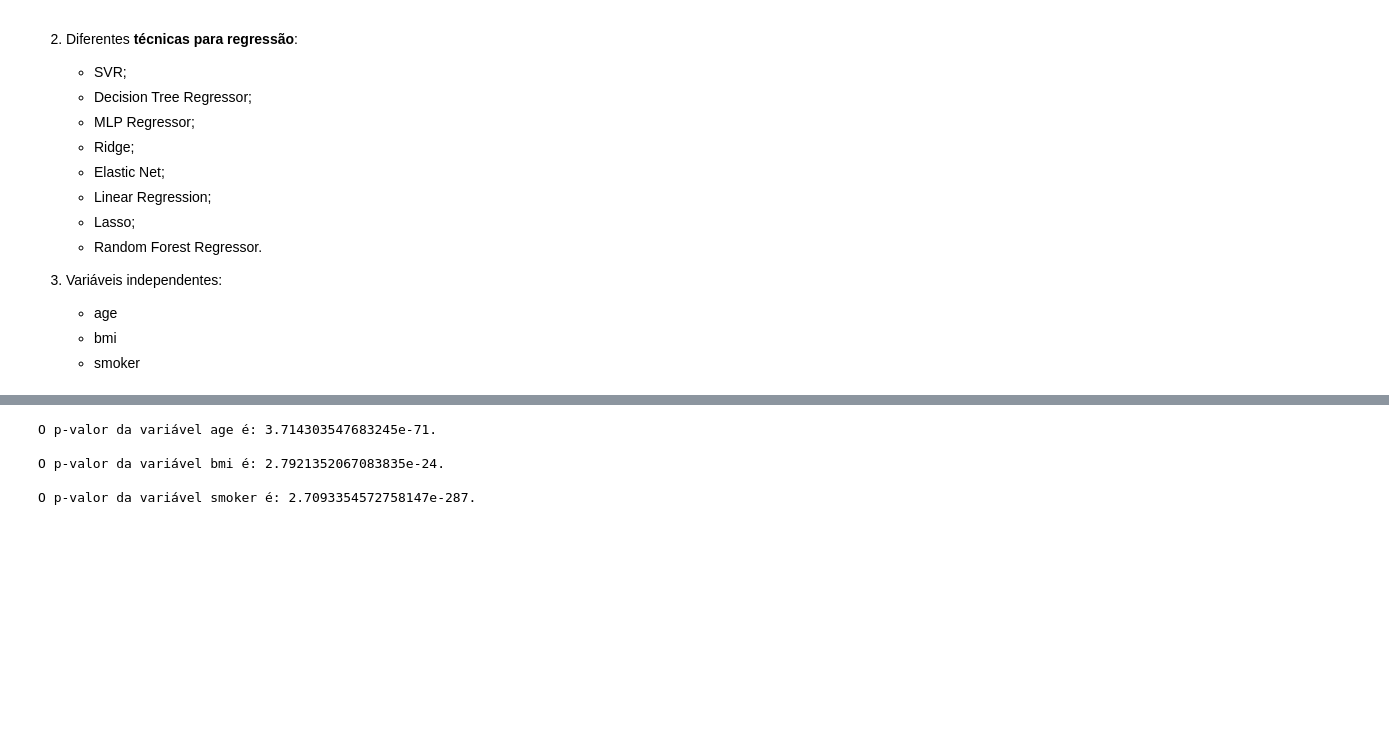
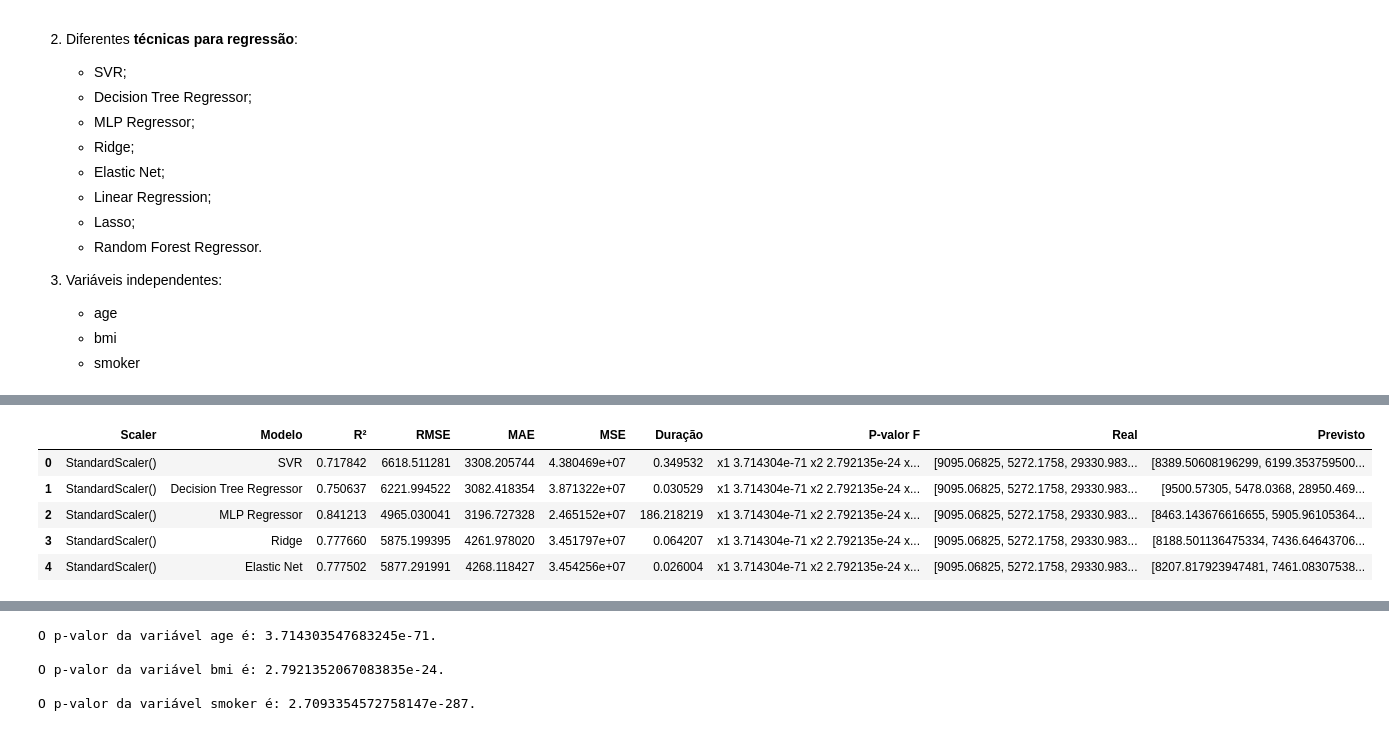
Before and after one commit to leonardoramires/fiap-ia4devs, a Jupyter notebook: tech-challenge/fase1/03_prediction.ipynb, the cells around one changed output, grey strips where cells are left out. Saved outputs shown, nothing was run; the diff lists cells and outputs as text; code cells hidden in the pictures; blank space fills up the shorter version.

```diff
--- a/tech-challenge/fase1/03_prediction.ipynb
+++ b/tech-challenge/fase1/03_prediction.ipynb
@@ -592,8 +518,17 @@ results = evaluate_models(regressors, df_coded, variaveis_independentes, variave
 # %%
 df_results = [
     pd.DataFrame(results_standard),
     pd.DataFrame(results_minmax),
     pd.DataFrame(results)]
+
+df_results[0].head()
+# %% [output]
+|  | Scaler | Modelo | R² | RMSE | MAE | MSE | Duração | P-valor F | Real | Previsto |
+| 0 | StandardScaler() | SVR | 0.717842 | 6618.511281 | 3308.205744 | 4.380469e+07 | 0.349532 | x1 3.714304e-71 x2 2.792135e-24 x... | [9095.06825, 5272.1758, 29330.983... | [8389.50608196299, 6199.353759500... |
+| 1 | StandardScaler() | Decision Tree Regressor | 0.750637 | 6221.994522 | 3082.418354 | 3.871322e+07 | 0.030529 | x1 3.714304e-71 x2 2.792135e-24 x... | [9095.06825, 5272.1758, 29330.983... | [9500.57305, 5478.0368, 28950.469... |
+| 2 | StandardScaler() | MLP Regressor | 0.841213 | 4965.030041 | 3196.727328 | 2.465152e+07 | 186.218219 | x1 3.714304e-71 x2 2.792135e-24 x... | [9095.06825, 5272.1758, 29330.983... | [8463.143676616655, 5905.96105364... |
+| 3 | StandardScaler() | Ridge | 0.777660 | 5875.199395 | 4261.978020 | 3.451797e+07 | 0.064207 | x1 3.714304e-71 x2 2.792135e-24 x... | [9095.06825, 5272.1758, 29330.983... | [8188.501136475334, 7436.64643706... |
+| 4 | StandardScaler() | Elastic Net | 0.777502 | 5877.291991 | 4268.118427 | 3.454256e+07 | 0.026004 | x1 3.714304e-71 x2 2.792135e-24 x... | [9095.06825, 5272.1758, 29330.983... | [8207.817923947481, 7461.08307538... |
 # %%
 def generate_graphs(df_results):
 
```
Also changed, not shown: parts of 14 cells of this notebook.
